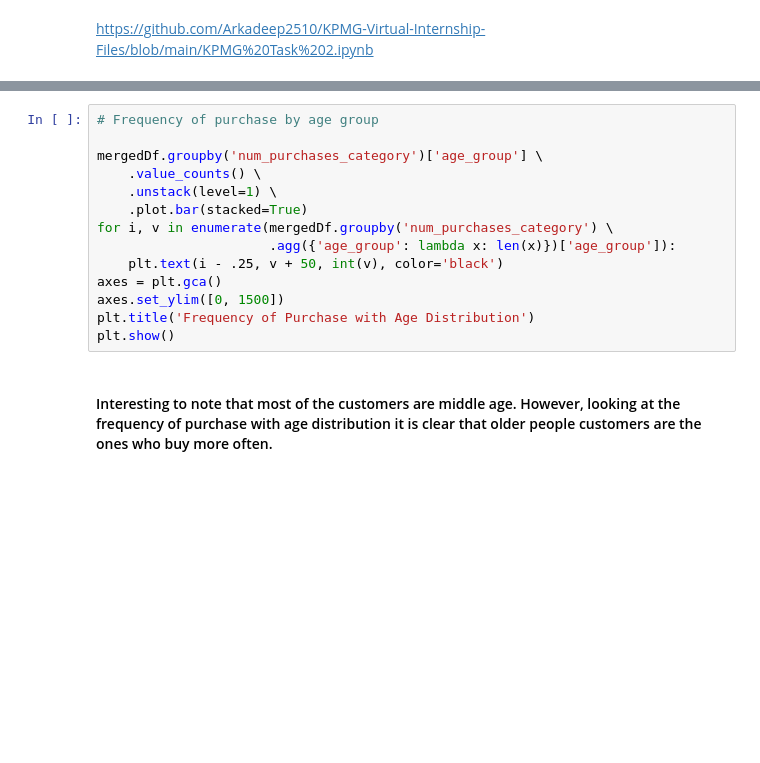
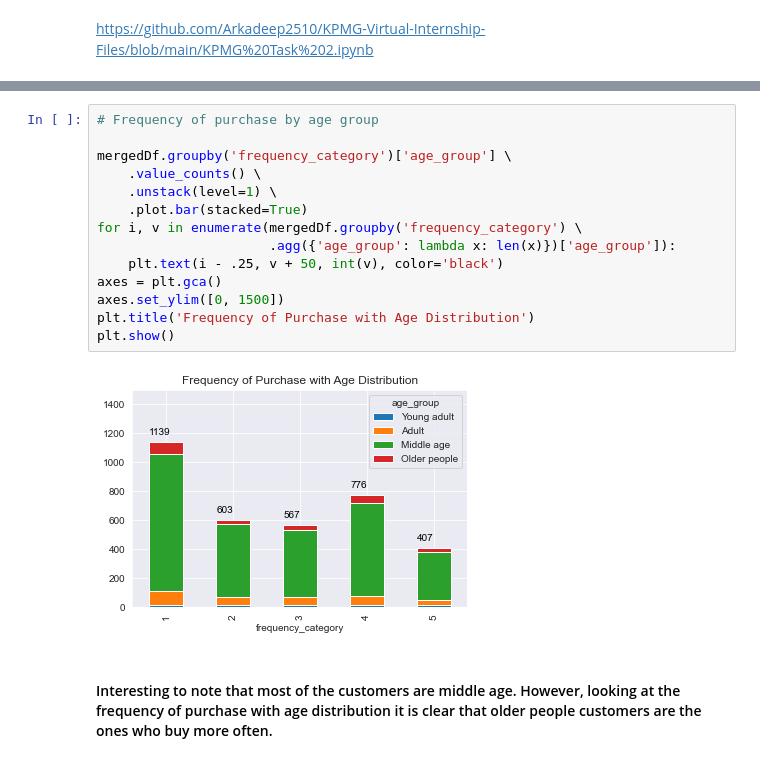
Before and after one commit to npradaschnor/KPMG-Virtual-Internship, a Jupyter notebook: KPMG_virtual_internship.ipynb, the cells around one changed output, grey strips where cells are left out. Saved outputs shown, nothing was run; the diff lists cells and outputs as text; blank space fills up the shorter version.

```diff
--- a/KPMG_virtual_internship.ipynb
+++ b/KPMG_virtual_internship.ipynb
@@ -1596,17 +2003,19 @@ plt.show()
 # %%
 # Frequency of purchase by age group
 
-mergedDf.groupby('num_purchases_category')['age_group'] \
+mergedDf.groupby('frequency_category')['age_group'] \
     .value_counts() \
     .unstack(level=1) \
     .plot.bar(stacked=True)
-for i, v in enumerate(mergedDf.groupby('num_purchases_category') \
+for i, v in enumerate(mergedDf.groupby('frequency_category') \
                       .agg({'age_group': lambda x: len(x)})['age_group']):
     plt.text(i - .25, v + 50, int(v), color='black')
 axes = plt.gca()
 axes.set_ylim([0, 1500])
 plt.title('Frequency of Purchase with Age Distribution')
 plt.show()
+# %% [output]
+[figure, added]
 # %% [markdown]
 #### Interesting to note that most of the customers are middle age. However, looking at the frequency of purchase with age distribution it is clear that older people customers are the ones who buy more often.
 # %%
```
Also changed, not shown: parts of 107 cells of this notebook.
